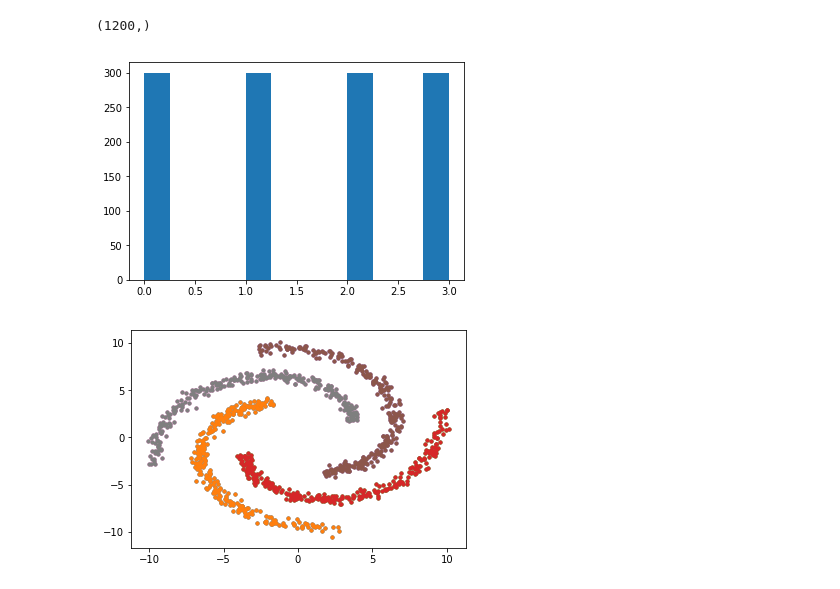
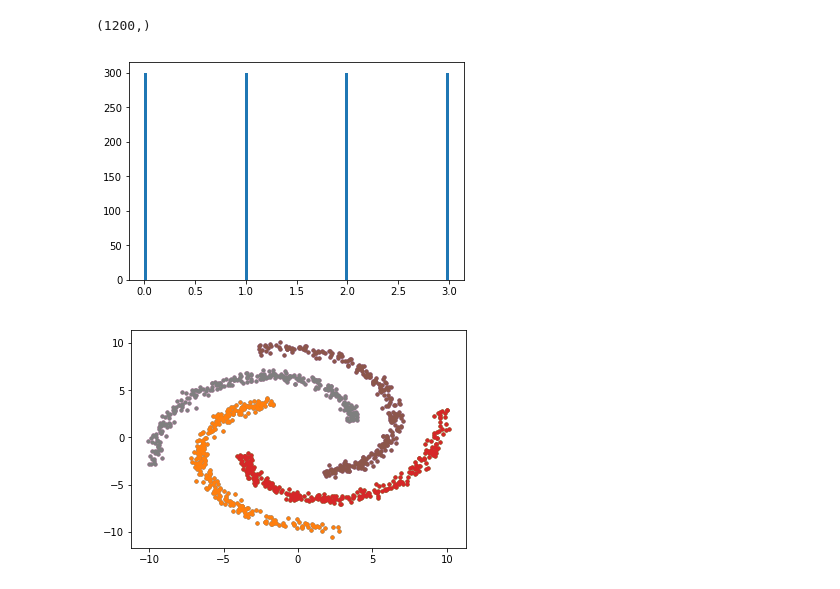
Before and after one commit to bruno-31/2d-generative-models, a Jupyter notebook: spirals.ipynb, the cells around one changed output. Drawn from its saved outputs; the diff is of its cells as text; code cells hidden in the pictures.

```diff
--- a/spirals.ipynb
+++ b/spirals.ipynb
@@ -56,10 +56,10 @@ y.shape
 # %% [output]
 (1200,)
 # %%
-plt.hist(y,bins='auto')
+plt.hist(y,bins=100)
 plt.show()
 # %% [output]
-[figure, old version]
+[figure, new version]
 # %%
 def scatter_dataset(ax,X,y,s=10):
     for i in range(int(np.max(y))+1):
```
Also changed, not shown: 1 other file.
